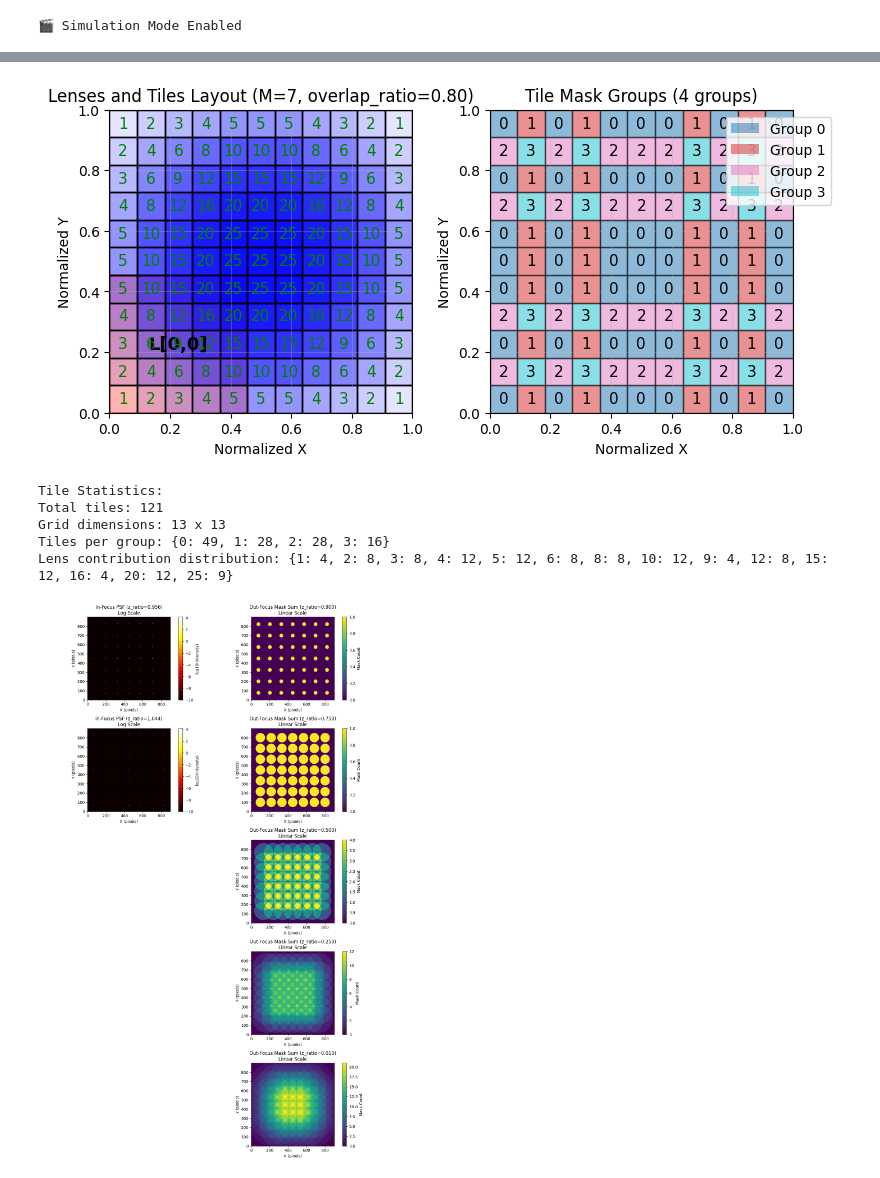
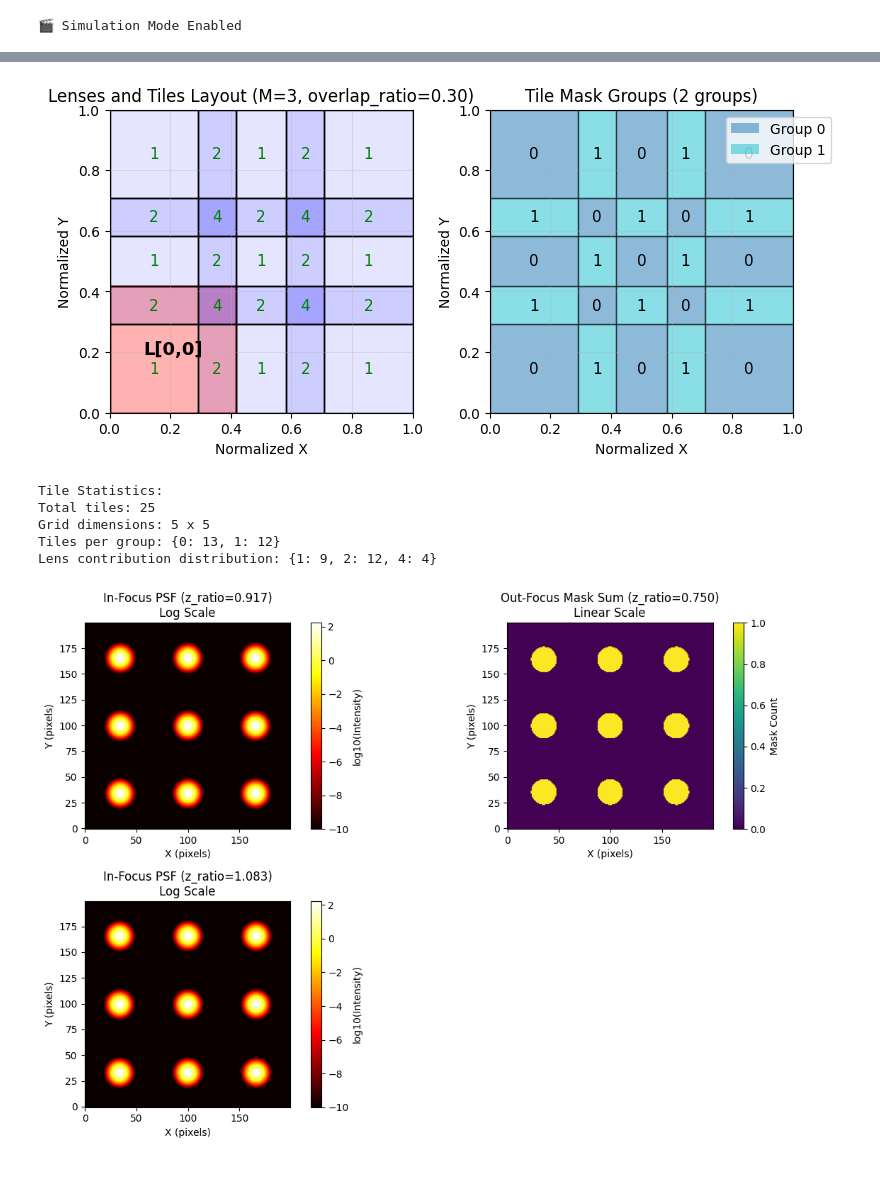
Before and after one commit to zangzh17/slm_project, a Jupyter notebook: test.ipynb, the cells around one changed output, grey strips where cells are left out. Cells and saved outputs as stored; diff of their text form; code cells hidden in the pictures.

```diff
--- a/test.ipynb
+++ b/test.ipynb
@@ -25,6 +25,16 @@ test_raw_params['N'] = 900 # ROI尺寸
 # fix
 test_raw_params['focal_length_coarse'] = 58.5
 
+###### 下面的block仅供测试，需要注释掉
+#### !! only for test on small CPU (No GPU)
+test_raw_params['N'] = 200 # ROI尺寸
+test_raw_params['M'] = 3
+test_raw_params['lr'] = 0.1
+test_raw_params['ni'] = 140
+test_raw_params['show_iters'] = 10
+test_raw_params['depth_in_focus'] = [-0.5, 0.5]
+test_raw_params['depth_out_focus'] = [0.75]
+
 # 调用参数处理函数
 final_params = process_parameters(test_raw_params)
 
@@ -46,9 +56,11 @@ Fresnel Lens: 900x900 px; 7x7 lenses
 # %%
 # Optimization prepare
-final_params['overlap_ratio'] = 0.8
+final_params['overlap_ratio'] = 0.3
 final_params['airy_correction'] = 0.9
-final_params['mask_count'] = 4
-final_params['interleaving'] = 'coarse2'
+# final_params['mask_count'] = 4
+# final_params['interleaving'] = 'coarse2'
+final_params['mask_count'] = 2
+final_params['interleaving'] = 'coarse1'
 Optimizer = PhaseGenerator(final_params, device=device)
 Optimizer._prepare_template()
 # %% [output]
@@ -62,10 +74,10 @@ Out-of-focus planes are used at Z=52.7 (0.90x), 43.9 (0.75x), 29.2 (0.50x), 14.6
-[figure, old version]
+[figure, new version]
 Tile Statistics:
-Total tiles: 121
-Grid dimensions: 13 x 13
-Tiles per group: {0: 49, 1: 28, 2: 28, 3: 16}
-Lens contribution distribution: {1: 4, 2: 8, 3: 8, 4: 12, 5: 12, 6: 8, 8: 8, 10: 12, 9: 4, 12: 8, 15: 12, 16: 4, 20: 12, 25: 9}
+Total tiles: 25
+Grid dimensions: 5 x 5
+Tiles per group: {0: 13, 1: 12}
+Lens contribution distribution: {1: 9, 2: 12, 4: 4}
-[figure, old version]
+[figure, new version]
 # %%
 Optimizer.generate(upsampling=2.0, visualize=False)
 phase_8bit = Optimizer.update_phase_8bit(215)
```
Also changed, not shown: parts of 4 cells of this notebook, 3 other files.
